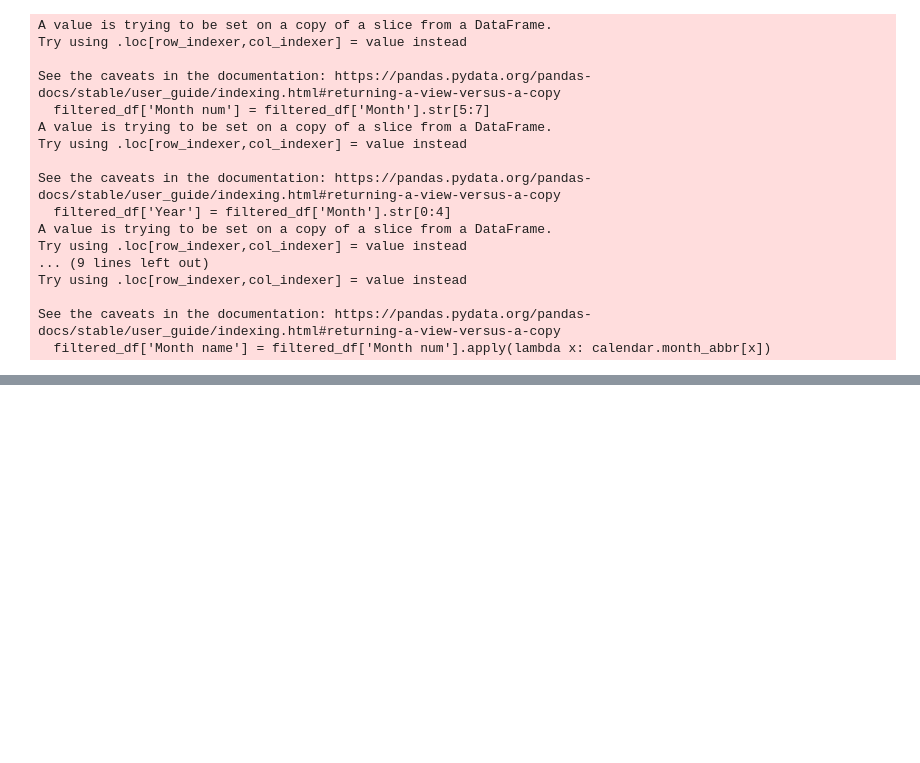
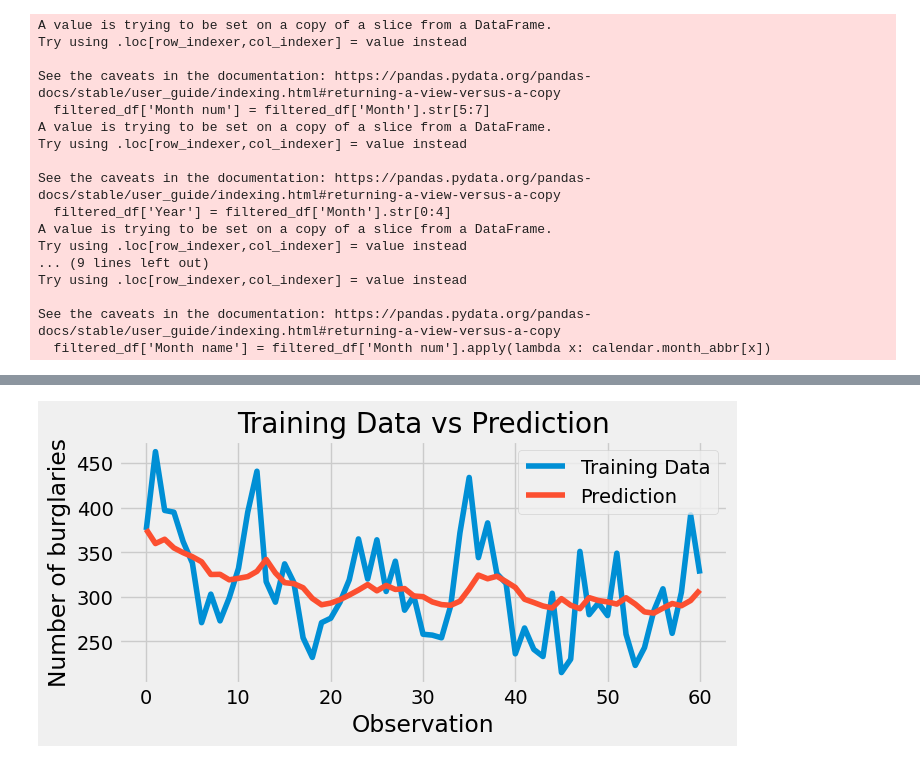
Before and after one commit to isavgt/JBG050-group11, a Jupyter notebook: LSTM.ipynb, the cells around one changed output, grey strips where cells are left out. Saved outputs shown, nothing was run; the diff lists cells and outputs as text; code cells hidden in the pictures; blank space fills up the shorter version.

Commit message:
what I've done for LSTM so far

```diff
--- a/LSTM.ipynb
+++ b/LSTM.ipynb
@@ -239,0 +150,7 @@ Note: you may need to restart the kernel to use updated packages.
+# %%
+# Build and train the LSTM model:
+model = Sequential()
+model.add(LSTM(64, activation='relu', input_shape=(sequence_length, 1)))
+model.add(Dense(1))
+model.compile(optimizer='adam', loss='mean_squared_error')
+model.fit(X_train, y_train, epochs=50, batch_size=32)
@@ -239,0 +176,4 @@ Note: you may need to restart the kernel to use updated packages.
+# %%
+# Make predictions
+train_predictions = model.predict(X_train)
+test_predictions = model.predict(X_test)
@@ -239,0 +183,24 @@ Note: you may need to restart the kernel to use updated packages.
+# %%
+# rescale predictions to the original scale
+train_predictions = scaler.inverse_transform(train_predictions)
+test_predictions = scaler.inverse_transform(test_predictions)
+# %%
+# rescale the expected output to the original scale
+y_train = scaler.inverse_transform([y_train])
+y_test = scaler.inverse_transform([y_test])
+# %%
+# Plot the predictions vs the expected output on the training data using the dummy variables for the month
+
+plt.figure(figsize=(7, 3))
+plt.plot(y_train[0], label='Training Data')
+plt.plot(train_predictions[:,0], label='Prediction')
+plt.title('Training Data vs Prediction')
+# add labels to the axes
+plt.xlabel('Observation')
+plt.ylabel('Number of burglaries')
+
+
+plt.legend()
+plt.show()
+# %% [output]
+[figure, added]
```
Also changed, not shown: parts of 16 cells of this notebook.
